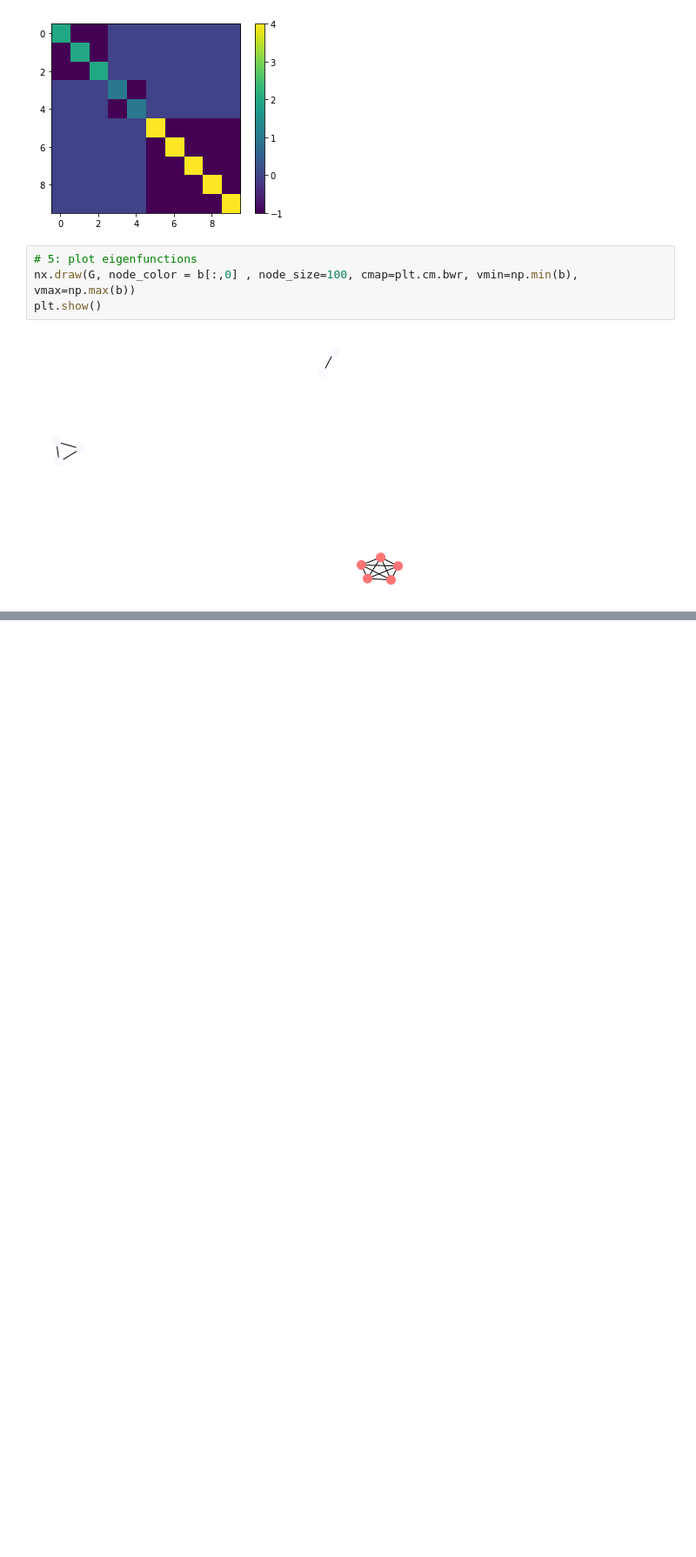
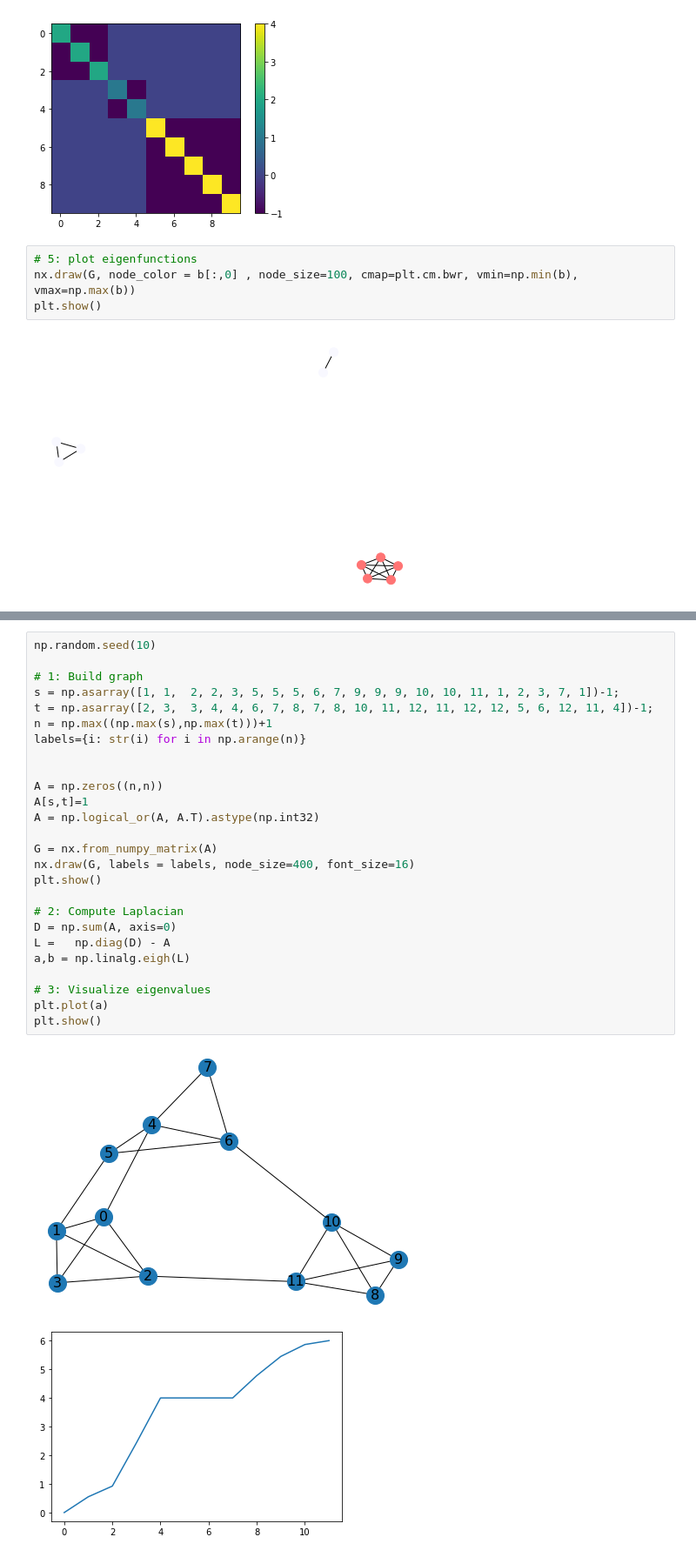
Before and after one commit to riccardomarin/SpectralShapeAnalysis, a Jupyter notebook: Exercises_solutions.ipynb, the cells around one changed output, grey strips where cells are left out. Shown at 87% size. Cells and saved outputs as stored; diff of their text form; blank space fills up the shorter version.

```diff
--- a/Exercises_solutions.ipynb
+++ b/Exercises_solutions.ipynb
@@ -108,0 +119,29 @@ plt.show()
+# %%
+np.random.seed(10)
+
+# 1: Build graph
+s = np.asarray([1, 1,  2, 2, 3, 5, 5, 5, 6, 7, 9, 9, 9, 10, 10, 11, 1, 2, 3, 7, 1])-1;
+t = np.asarray([2, 3,  3, 4, 4, 6, 7, 8, 7, 8, 10, 11, 12, 11, 12, 12, 5, 6, 12, 11, 4])-1;
+n = np.max((np.max(s),np.max(t)))+1
+labels={i: str(i) for i in np.arange(n)}
+
+
+A = np.zeros((n,n))
+A[s,t]=1
+A = np.logical_or(A, A.T).astype(np.int32)
+
+G = nx.from_numpy_matrix(A)
+nx.draw(G, labels = labels, node_size=400, font_size=16)
+plt.show()
+
+# 2: Compute Laplacian
+D = np.sum(A, axis=0)
+L =   np.diag(D) - A
+a,b = np.linalg.eigh(L)
+
+# 3: Visualize eigenvalues
+plt.plot(a)
+plt.show()
+# %% [output]
+[figure, added]
+[figure, added]
```
Also changed, not shown: parts of 2 cells of this notebook.
